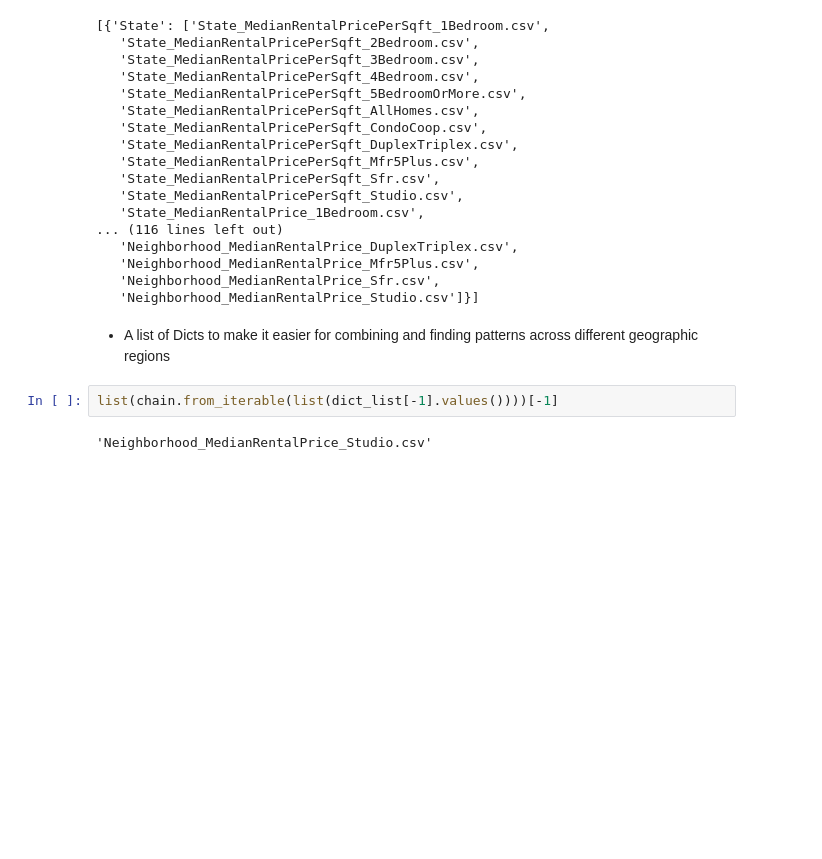
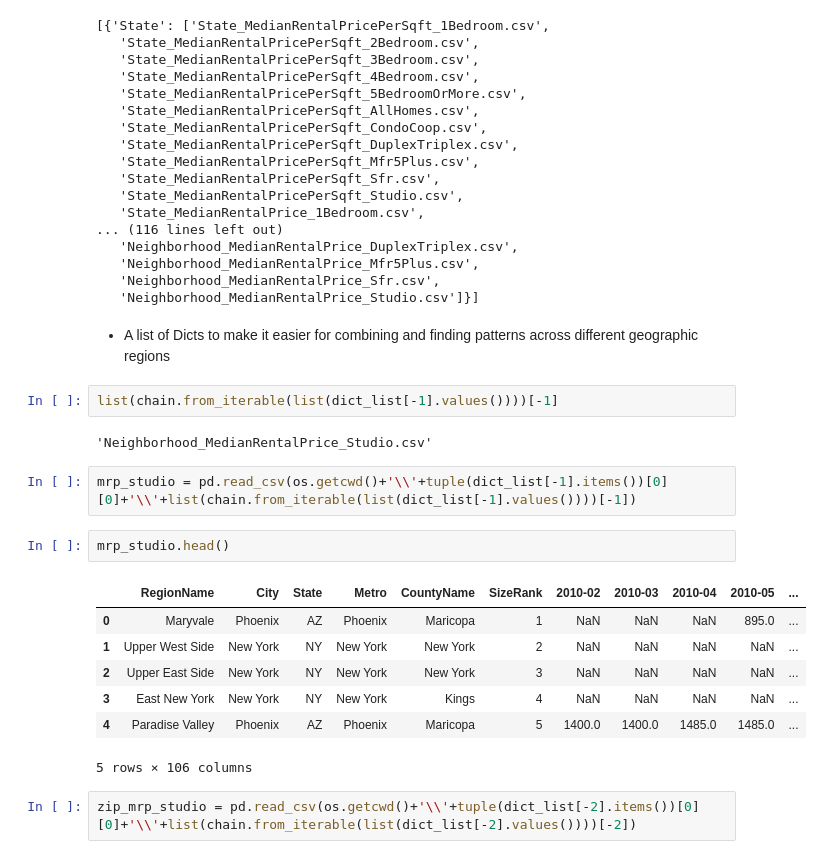
Before and after one commit to MichaelNormandyGavin/Zillow-Apartments, a Jupyter notebook: zillow_eda.ipynb, the cells around one changed output. Saved outputs shown, nothing was run; the diff lists cells and outputs as text; blank space fills up the shorter version.

```diff
--- a/zillow_eda.ipynb
+++ b/zillow_eda.ipynb
@@ -634,3 +602,17 @@ dict_list
 list(chain.from_iterable(list(dict_list[-1].values())))[-1]
 # %% [output]
 'Neighborhood_MedianRentalPrice_Studio.csv'
+# %%
+mrp_studio = pd.read_csv(os.getcwd()+'\\'+tuple(dict_list[-1].items())[0][0]+'\\'+list(chain.from_iterable(list(dict_list[-1].values())))[-1])
+# %%
+mrp_studio.head()
+# %% [output]
+|  | RegionName | City | State | Metro | CountyName | SizeRank | 2010-02 | 2010-03 | 2010-04 | 2010-05 | ... |
+| 0 | Maryvale | Phoenix | AZ | Phoenix | Maricopa | 1 | NaN | NaN | NaN | 895.0 | ... |
+| 1 | Upper West Side | New York | NY | New York | New York | 2 | NaN | NaN | NaN | NaN | ... |
+| 2 | Upper East Side | New York | NY | New York | New York | 3 | NaN | NaN | NaN | NaN | ... |
+| 3 | East New York | New York | NY | New York | Kings | 4 | NaN | NaN | NaN | NaN | ... |
+| 4 | Paradise Valley | Phoenix | AZ | Phoenix | Maricopa | 5 | 1400.0 | 1400.0 | 1485.0 | 1485.0 | ... |
+5 rows × 106 columns
+# %%
+zip_mrp_studio = pd.read_csv(os.getcwd()+'\\'+tuple(dict_list[-2].items())[0][0]+'\\'+list(chain.from_iterable(list(dict_list[-2].values())))[-2])
```
Also changed, not shown: parts of 20 cells of this notebook, 1 other file.
